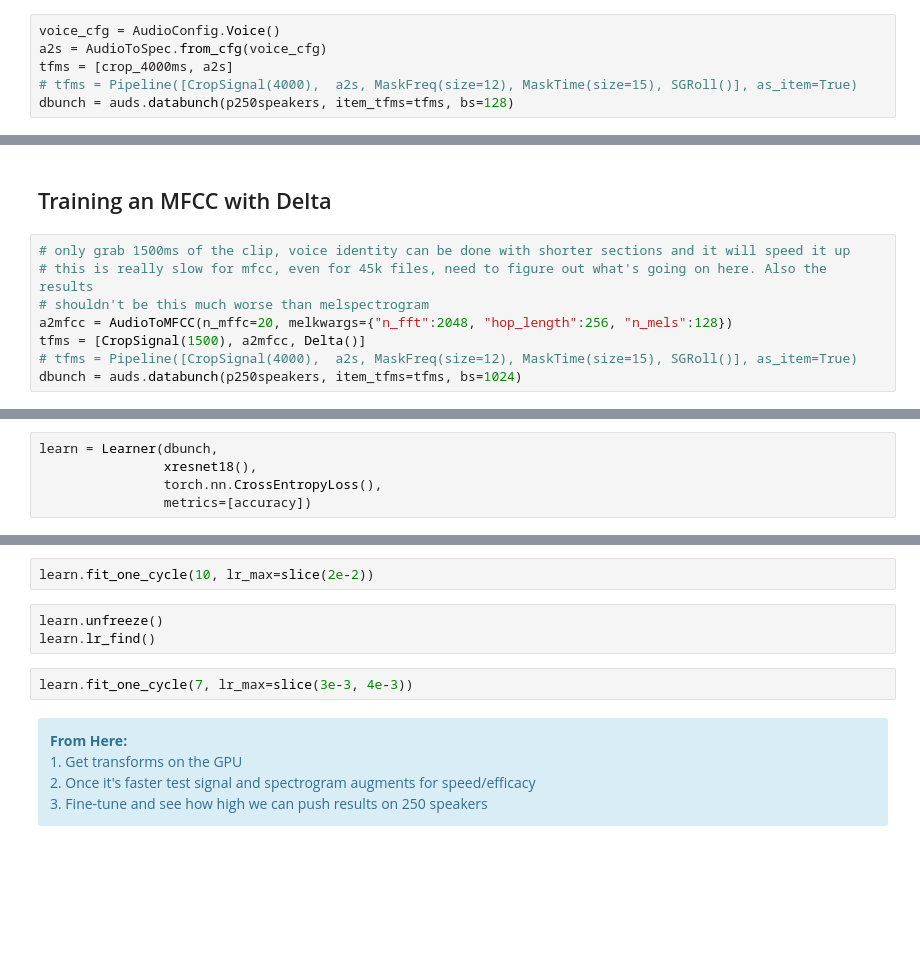
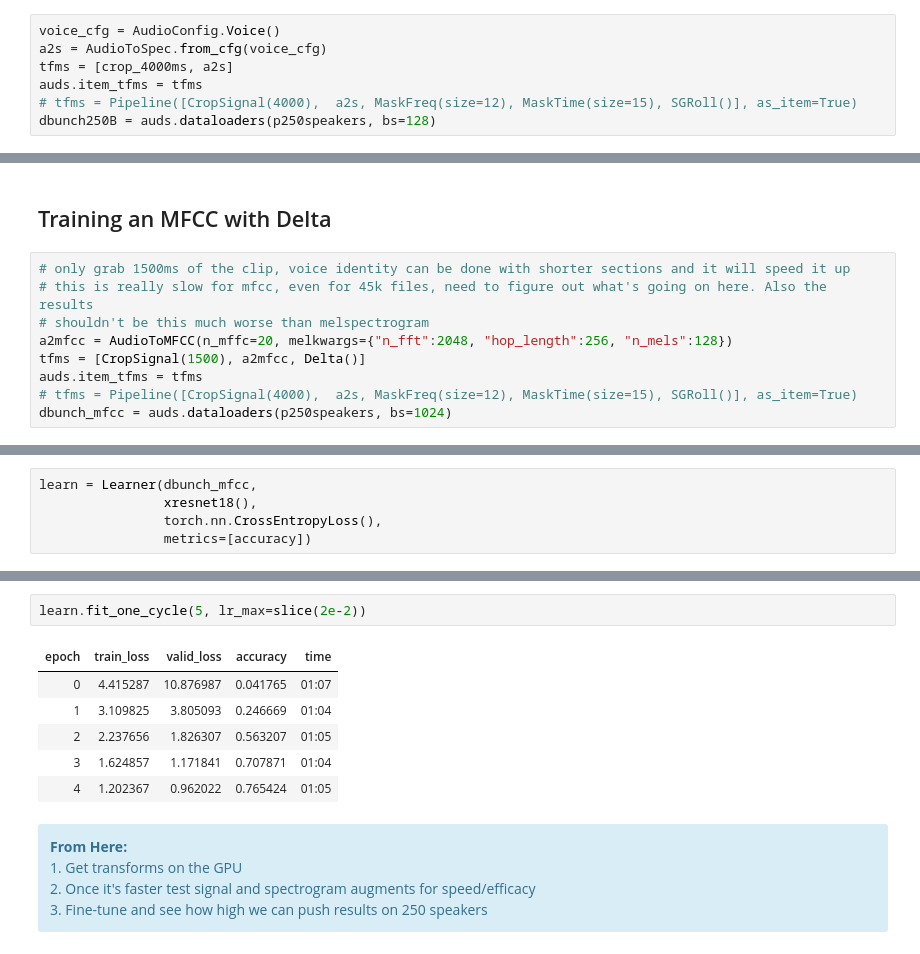
Before and after one commit to fastaudio/fastai2_audio, a Jupyter notebook: nbs/02_tutorial.ipynb, the cells around one changed output, grey strips where cells are left out. Cells and saved outputs as stored; diff of their text form; blank space fills up the shorter version.

```diff
--- a/nbs/02_tutorial.ipynb
+++ b/nbs/02_tutorial.ipynb
@@ -199,6 +203,7 @@ learn.fit_one_cycle(5, lr_max=slice(1e-3))
 voice_cfg = AudioConfig.Voice()
 a2s = AudioToSpec.from_cfg(voice_cfg)
 tfms = [crop_4000ms, a2s]
+auds.item_tfms = tfms
 # tfms = Pipeline([CropSignal(4000),  a2s, MaskFreq(size=12), MaskTime(size=15), SGRoll()], as_item=True)
-dbunch = auds.databunch(p250speakers, item_tfms=tfms, bs=128)
+dbunch250B = auds.dataloaders(p250speakers, bs=128)
 # %%
@@ -222,7 +237,8 @@ learn.fit_one_cycle(5, lr_max=slice(2e-2))
 # shouldn't be this much worse than melspectrogram
 a2mfcc = AudioToMFCC(n_mffc=20, melkwargs={"n_fft":2048, "hop_length":256, "n_mels":128})
 tfms = [CropSignal(1500), a2mfcc, Delta()]
+auds.item_tfms = tfms
 # tfms = Pipeline([CropSignal(4000),  a2s, MaskFreq(size=12), MaskTime(size=15), SGRoll()], as_item=True)
-dbunch = auds.databunch(p250speakers, item_tfms=tfms, bs=1024)
+dbunch_mfcc = auds.dataloaders(p250speakers, bs=1024)
 # %%
 #n_mfcc isn't getting passed down?
@@ -230,5 +248,5 @@ dbunch.one_batch()[0].shape
 # %%
-learn = Learner(dbunch,
+learn = Learner(dbunch_mfcc,
                 xresnet18(),
                 torch.nn.CrossEntropyLoss(),
                 metrics=[accuracy])
@@ -237,10 +258,12 @@ learn.lr_find()
 # %%
-learn.fit_one_cycle(10, lr_max=slice(2e-2))
+learn.fit_one_cycle(5, lr_max=slice(2e-2))
+# %% [output]
+| epoch | train_loss | valid_loss | accuracy | time |
+| 0 | 4.415287 | 10.876987 | 0.041765 | 01:07 |
+| 1 | 3.109825 | 3.805093 | 0.246669 | 01:04 |
+| 2 | 2.237656 | 1.826307 | 0.563207 | 01:05 |
+| 3 | 1.624857 | 1.171841 | 0.707871 | 01:04 |
+| 4 | 1.202367 | 0.962022 | 0.765424 | 01:05 |
-# %%
-learn.unfreeze()
-learn.lr_find()
-# %%
-learn.fit_one_cycle(7, lr_max=slice(3e-3, 4e-3))
 # %% [markdown]
 <div class='alert alert-block alert-info'><strong>From Here:</strong><br>
     1. Get transforms on the GPU <br>
```
Also changed, not shown: parts of 30 cells of this notebook.
